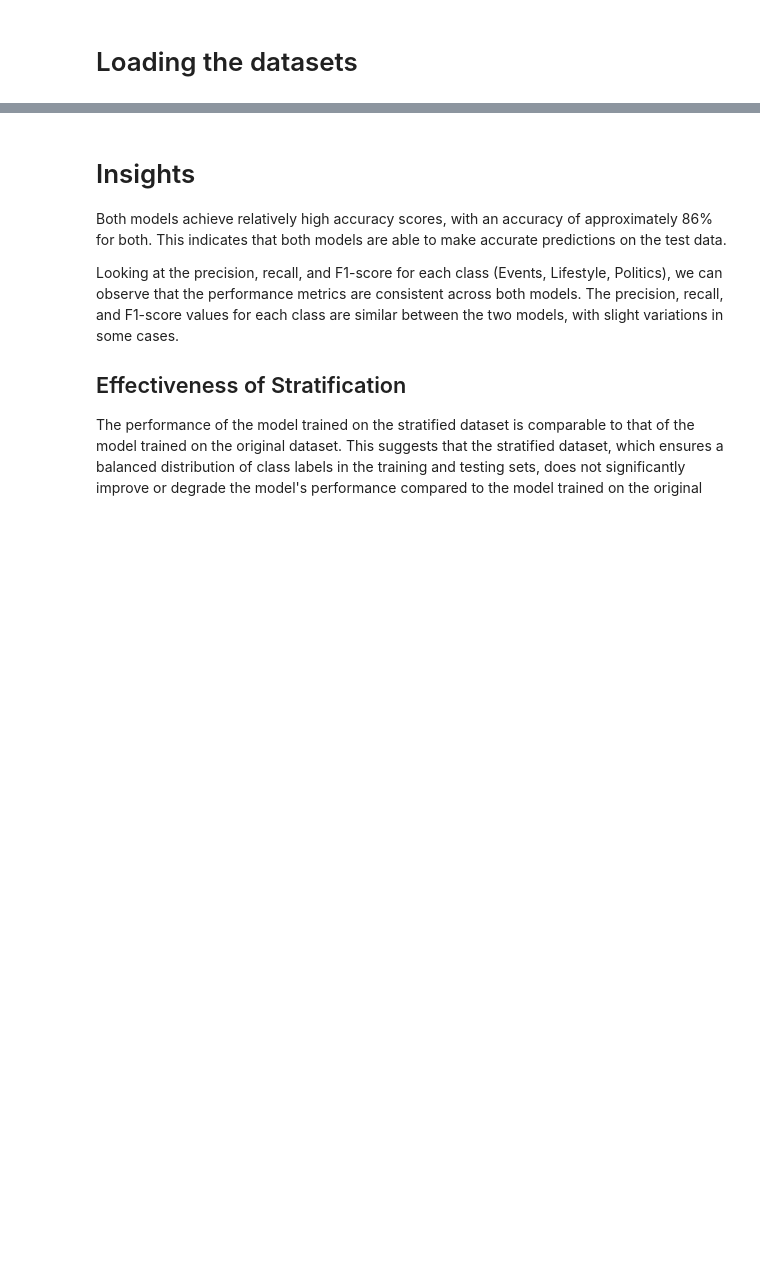
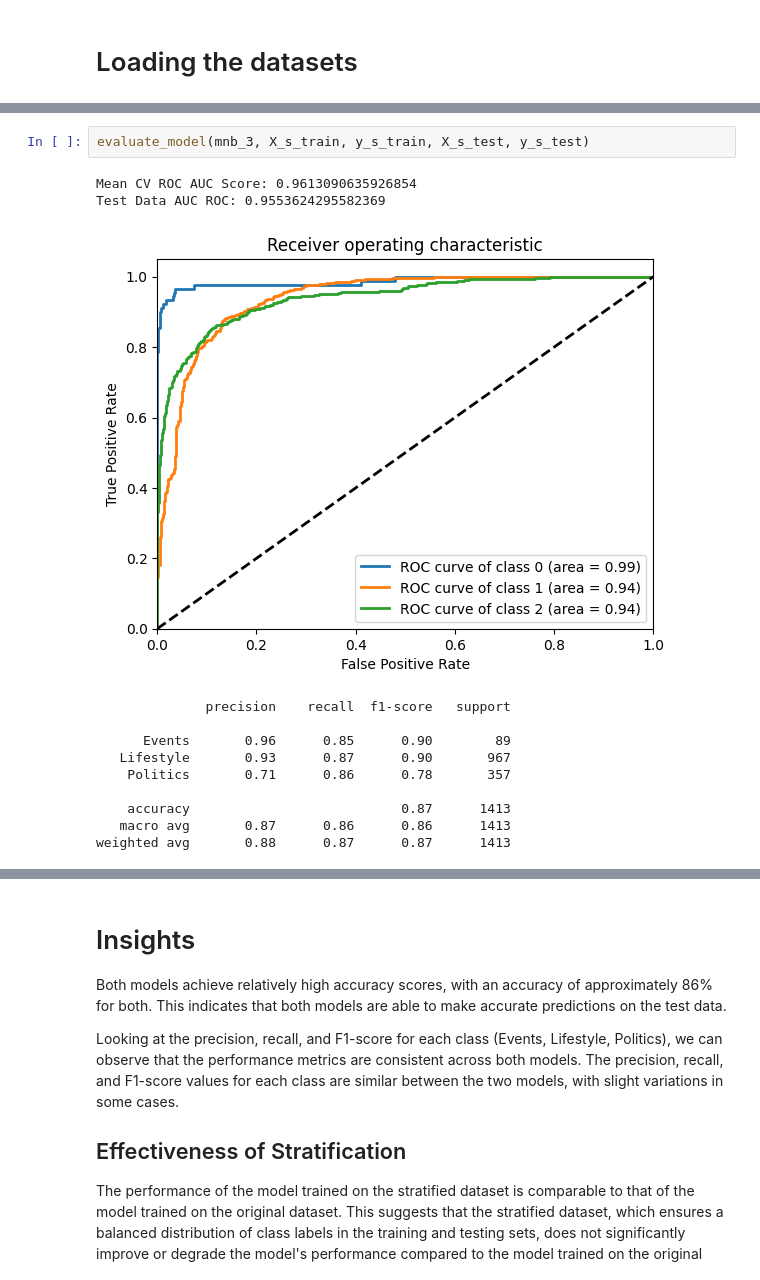
Before and after one commit to akiwarheit/siads-696-nyt, a Jupyter notebook: notebooks/6_evaluate_mnb.ipynb, the cells around one changed output, grey strips where cells are left out. Cells and saved outputs as stored; diff of their text form; blank space fills up the shorter version.

```diff
--- a/notebooks/6_evaluate_mnb.ipynb
+++ b/notebooks/6_evaluate_mnb.ipynb
@@ -61,0 +73,15 @@ weighted avg       0.88      0.86      0.87      1413
+# %%
+evaluate_model(mnb_3, X_s_train, y_s_train, X_s_test, y_s_test)
+# %% [output]
+Mean CV ROC AUC Score: 0.9613090635926854
+Test Data AUC ROC: 0.9553624295582369
+[figure, added]
+              precision    recall  f1-score   support
+
+      Events       0.96      0.85      0.90        89
+   Lifestyle       0.93      0.87      0.90       967
+    Politics       0.71      0.86      0.78       357
+
+    accuracy                           0.87      1413
+   macro avg       0.87      0.86      0.86      1413
+weighted avg       0.88      0.87      0.87      1413
```
Also changed, not shown: parts of 7 cells of this notebook.
